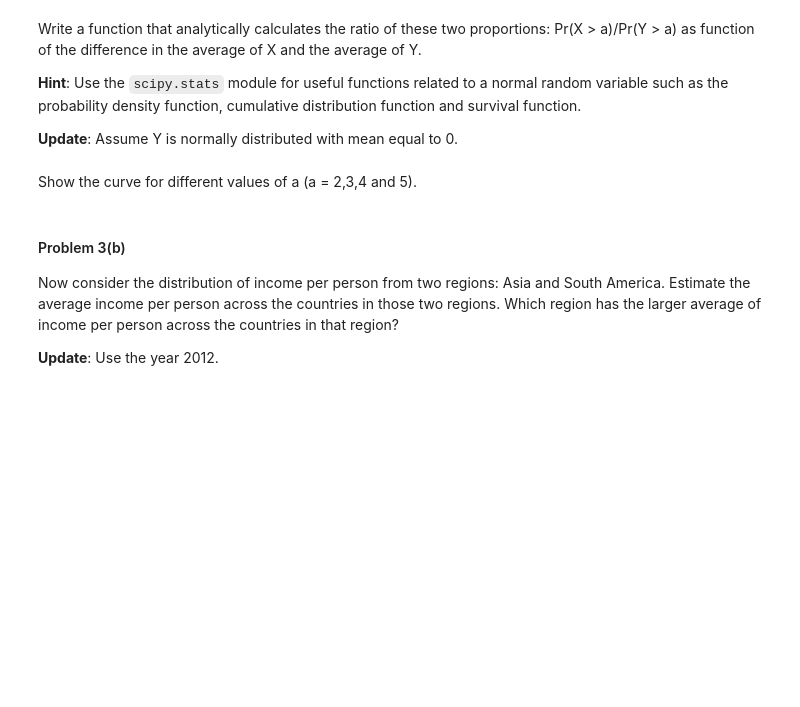
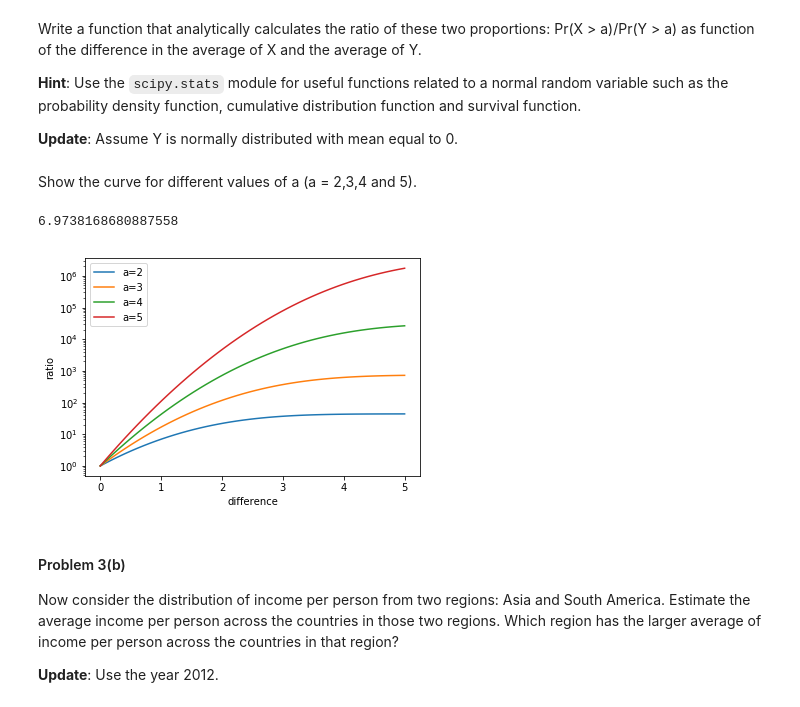
Before and after one commit to Henrywcj/2014_Harvard_CS109_HW, a Jupyter notebook: homework/HW1.ipynb, the cells around one changed output. Cells and saved outputs as stored; diff of their text form; code cells hidden in the pictures; blank space fills up the shorter version.

```diff
--- a/homework/HW1.ipynb
+++ b/homework/HW1.ipynb
@@ -293,3 +393,11 @@ Example
 >>> ratioNormals(diff = 1, a = 2)
 """
 #your code here
+from scipy.stats import norm
+def ratioNormals(diff, a):
+    y = 1 - norm.cdf(a, loc=diff)
+    x = 1 - norm.cdf(a)
+    return y/x
+ratioNormals(1, 2)
+# %% [output]
+6.9738168680887558
@@ -298,3 +404,15 @@ Example
+# %%
+diffs = np.linspace(0, 5, 50)
+a_values = range(2,6)
+for a in a_values:
+    ratio = [ratioNormals(diff, a) for diff in diffs]
+    plt.plot(diffs, ratio)
+plt.yscale('log')
+plt.xlabel('difference')
+plt.ylabel('ratio')
+plt.legend(["a={}".format(a) for a in a_values], loc=0);
+# %% [output]
+[figure, added]
 # %% [markdown]
 #### Problem 3(b)
 
```
Also changed, not shown: parts of 18 cells of this notebook.
